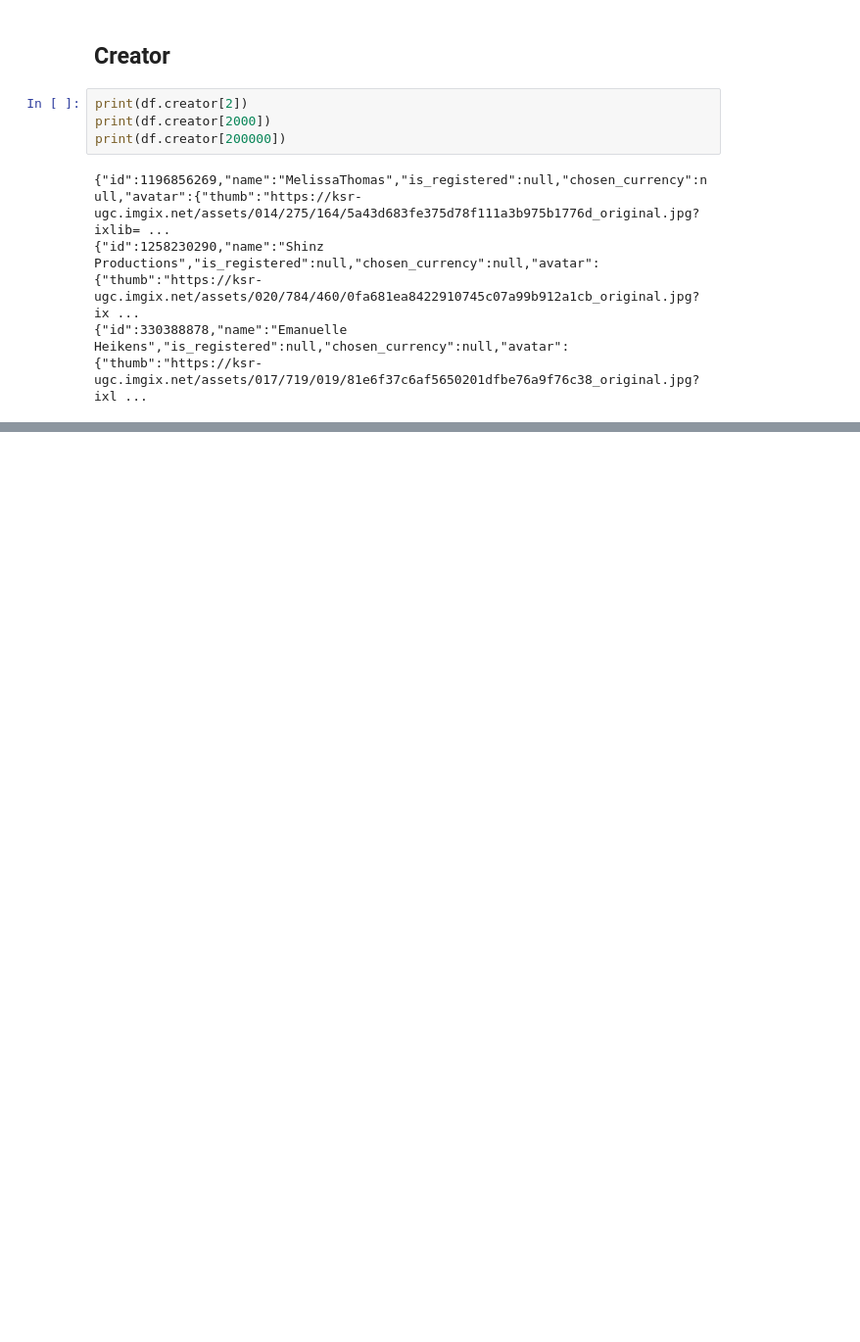
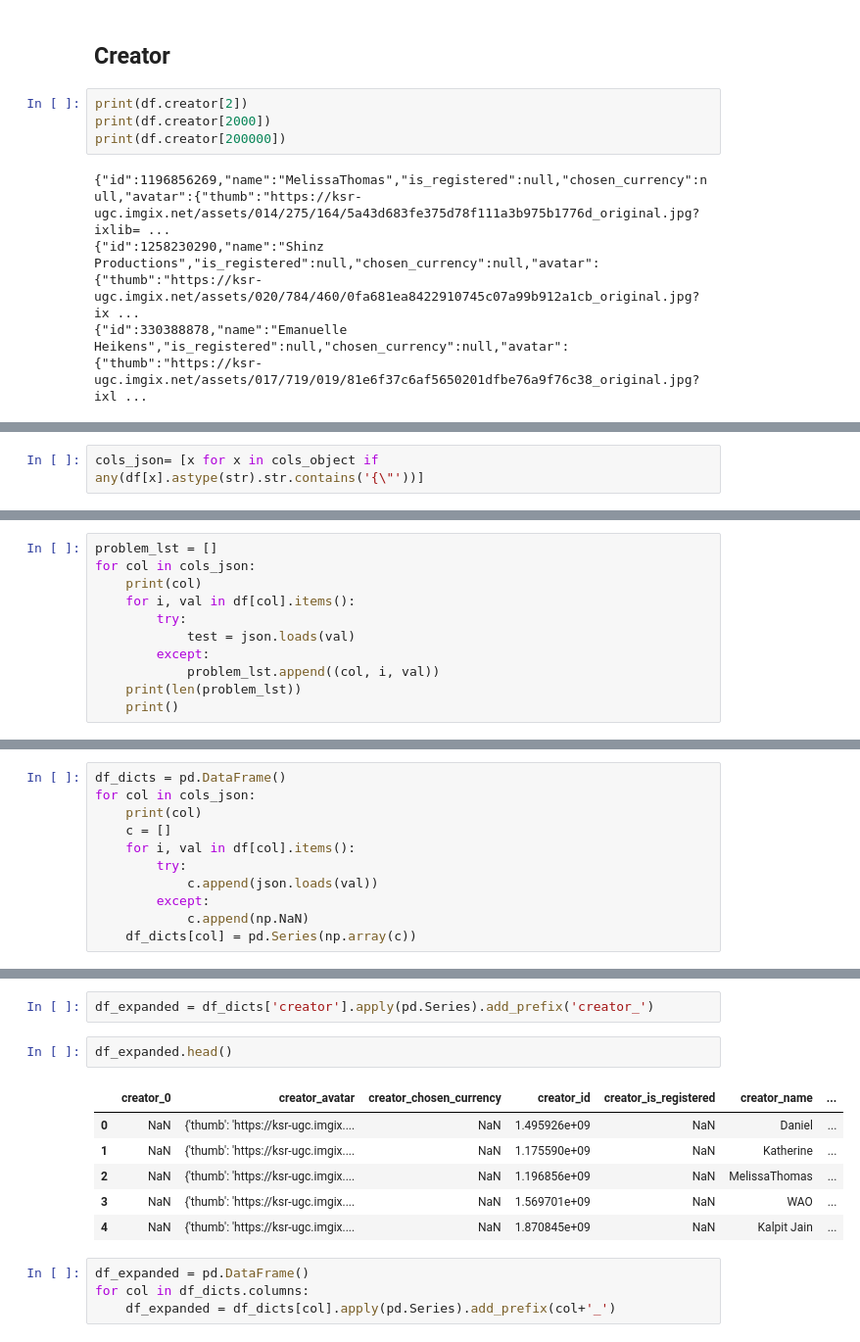
Before and after one commit to dominikmn/ds-kickstarter-project, a Jupyter notebook: 01_data-analysis.ipynb, the cells around one changed output, grey strips where cells are left out. Shown: that part at 98% size. Cells and saved outputs as stored; diff of their text form; blank space fills up the shorter version.

Commit message:
Extraction of JSON objects added

```diff
--- a/01_data-analysis.ipynb
+++ b/01_data-analysis.ipynb
@@ -209,0 +215,2 @@ memory usage: 1.6 MB
+# %%
+cols_json= [x for x in cols_object if any(df[x].astype(str).str.contains('{\"'))]
@@ -209,0 +223,11 @@ memory usage: 1.6 MB
+# %%
+problem_lst = []
+for col in cols_json:
+    print(col)
+    for i, val in df[col].items():
+        try:
+            test = json.loads(val)
+        except:
+            problem_lst.append((col, i, val))
+    print(len(problem_lst))
+    print()
@@ -209,0 +252,11 @@ memory usage: 1.6 MB
+# %%
+df_dicts = pd.DataFrame()
+for col in cols_json:
+    print(col)
+    c = []
+    for i, val in df[col].items():
+        try:
+            c.append(json.loads(val))
+        except:
+            c.append(np.NaN)
+    df_dicts[col] = pd.Series(np.array(c))
@@ -209,0 +286,15 @@ memory usage: 1.6 MB
+# %%
+df_expanded = df_dicts['creator'].apply(pd.Series).add_prefix('creator_')
+# %%
+df_expanded.head()
+# %% [output]
+|  | creator_0 | creator_avatar | creator_chosen_currency | creator_id | creator_is_registered | creator_name | ... |
+| 0 | NaN | {'thumb': 'https://ksr-ugc.imgix.... | NaN | 1.495926e+09 | NaN | Daniel | ... |
+| 1 | NaN | {'thumb': 'https://ksr-ugc.imgix.... | NaN | 1.175590e+09 | NaN | Katherine | ... |
+| 2 | NaN | {'thumb': 'https://ksr-ugc.imgix.... | NaN | 1.196856e+09 | NaN | MelissaThomas | ... |
+| 3 | NaN | {'thumb': 'https://ksr-ugc.imgix.... | NaN | 1.569701e+09 | NaN | WAO | ... |
+| 4 | NaN | {'thumb': 'https://ksr-ugc.imgix.... | NaN | 1.870845e+09 | NaN | Kalpit Jain | ... |
+# %%
+df_expanded = pd.DataFrame()
+for col in df_dicts.columns:
+    df_expanded = df_dicts[col].apply(pd.Series).add_prefix(col+'_')
```
Also changed, not shown: parts of 24 cells of this notebook.
